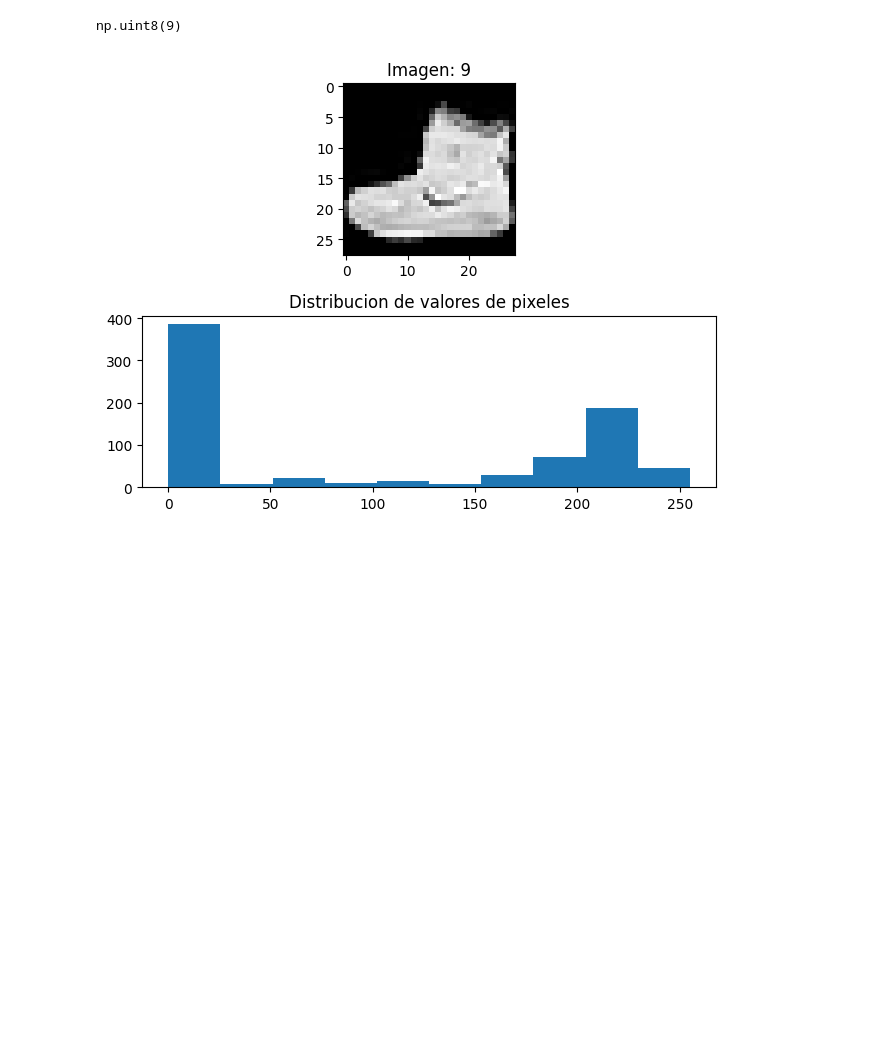
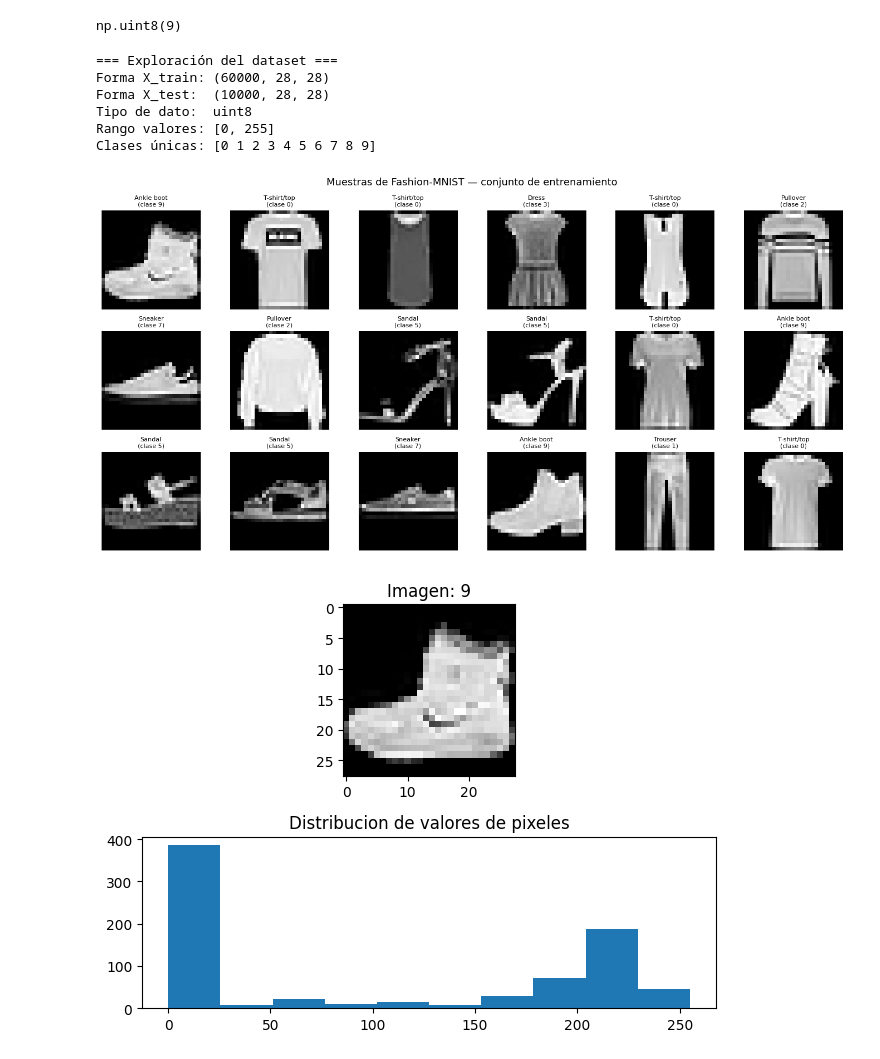
Before and after one commit to luisleonb/Proyecto_M8_ABP, a Jupyter notebook: Proyecto_Módulo_8_ABP.ipynb, the cells around one changed output. Saved outputs shown, nothing was run; the diff lists cells and outputs as text; code cells hidden in the pictures; blank space fills up the shorter version.

```diff
--- a/Proyecto_Módulo_8_ABP.ipynb
+++ b/Proyecto_Módulo_8_ABP.ipynb
@@ -55,6 +44,37 @@ array([[  0,   0,   0,   0,   0,   0,   0,   0,   0,   0,   0,   0,   0,
 y_train[0]
 # %% [output]
 np.uint8(9)
+# %%
+print("=== Exploración del dataset ===")
+print(f"Forma X_train: {X_train.shape}")
+print(f"Forma X_test:  {X_test.shape}")
+print(f"Tipo de dato:  {X_train.dtype}")
+print(f"Rango valores: [{X_train.min()}, {X_train.max()}]")
+print(f"Clases únicas: {np.unique(y_train)}")
+# %% [output]
+=== Exploración del dataset ===
+Forma X_train: (60000, 28, 28)
+Forma X_test:  (10000, 28, 28)
+Tipo de dato:  uint8
+Rango valores: [0, 255]
+Clases únicas: [0 1 2 3 4 5 6 7 8 9]
+# %%
+# Visualización de muestras del dataset
+CLASS_NAMES = [
+    "T-shirt/top", "Trouser", "Pullover", "Dress", "Coat",
+    "Sandal", "Shirt", "Sneaker", "Bag", "Ankle boot"
+]
+
+fig, axes = plt.subplots(3, 6, figsize=(14, 7))
+for i, ax in enumerate(axes.flat):
+    ax.imshow(X_train[i], cmap='gray')
+    ax.set_title(f"{CLASS_NAMES[y_train[i]]}\n(clase {y_train[i]})", fontsize=8)
+    ax.axis('off')
+plt.suptitle("Muestras de Fashion-MNIST — conjunto de entrenamiento", fontsize=13)
+plt.tight_layout()
+plt.show()
+# %% [output]
+[figure, added]
 # %%
 fig = plt.figure()
 plt.subplot(2,1,1)
```
Also changed, not shown: parts of 63 cells of this notebook.
